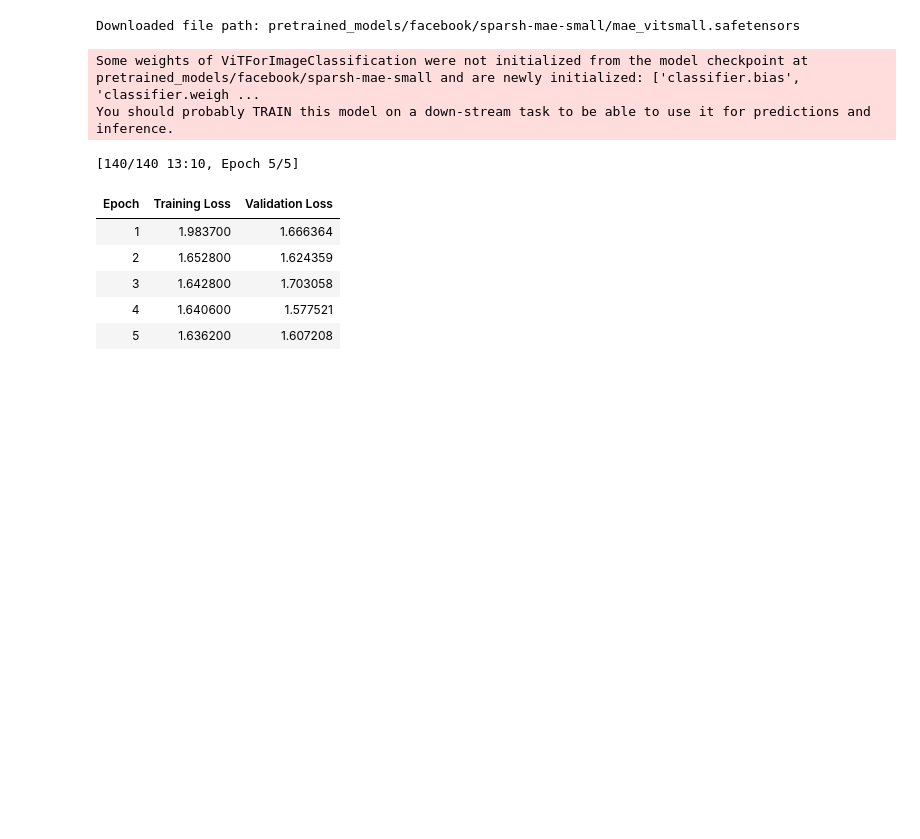
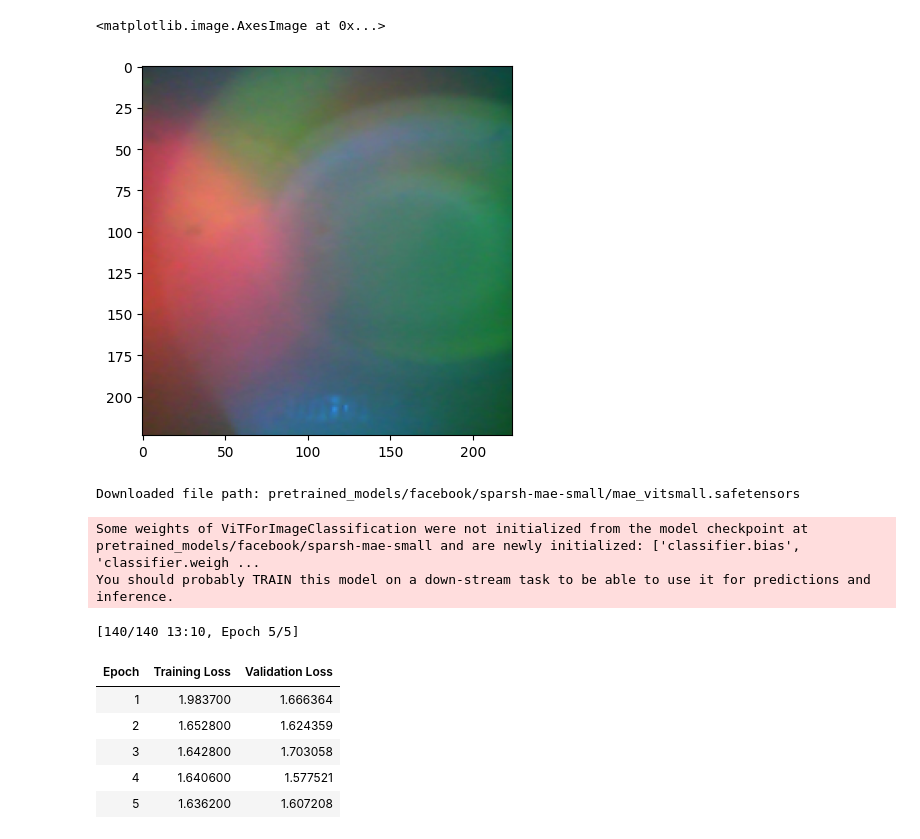
Before and after one commit to guruprerana/touchtouch, a Jupyter notebook: port_classification.ipynb, the cells around one changed output. Drawn from its saved outputs; the diff is of its cells as text; code cells hidden in the pictures; blank space fills up the shorter version.

Commit message:
imshow for images

```diff
--- a/port_classification.ipynb
+++ b/port_classification.ipynb
@@ -30,6 +32,11 @@ dataset = dataset.cast_column(
 split_datasets = dataset.train_test_split(test_size=0.2)
 train_dataset = split_datasets["train"]
 test_dataset = split_datasets["test"]
+# %%
+plt.imshow(np.transpose(dataset[0]["pixel_values"], (1, 2, 0)))
+# %% [output]
+<matplotlib.image.AxesImage at 0x...>
+[figure, added]
 # %%
 repo_id = "facebook/sparsh-mae-small"
 filename = "mae_vitsmall.safetensors"
```
Also changed, not shown: parts of 1 cell of this notebook.
